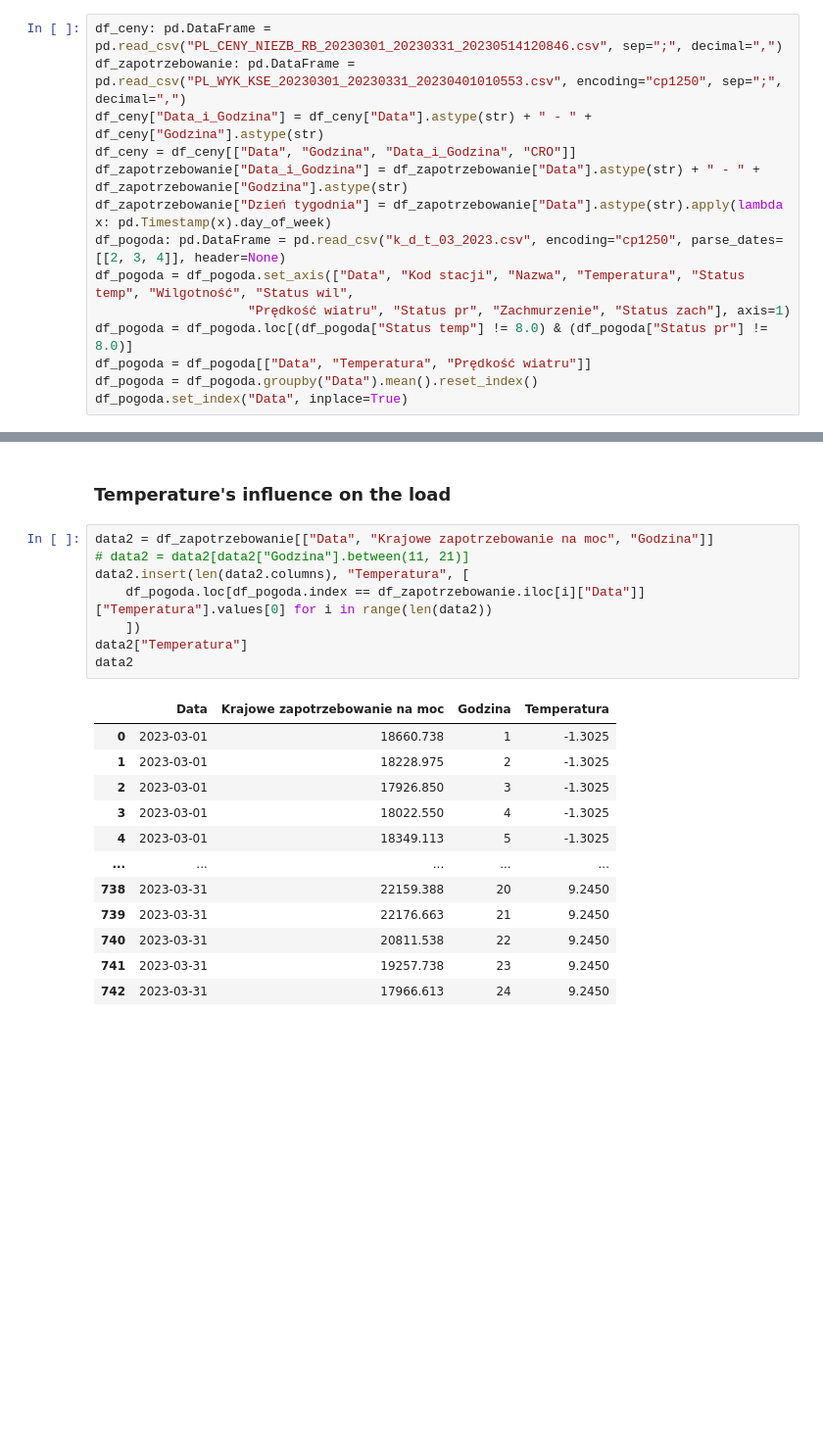
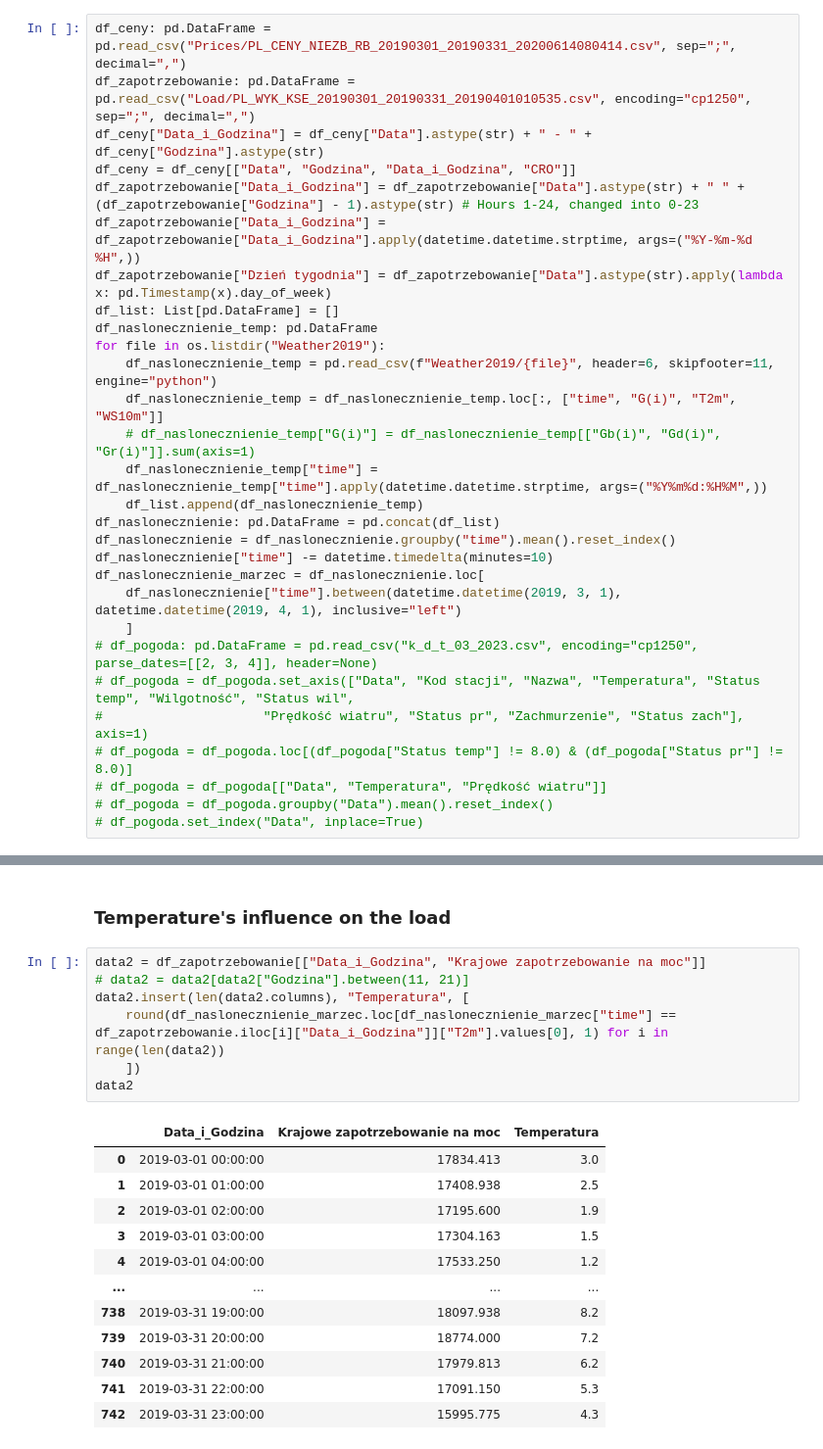
Before and after one commit to pilarskimarcin/ProjektDataAnalytics, a Jupyter notebook: model.ipynb, the cells around one changed output, grey strips where cells are left out. Shown at 98% size. Saved outputs shown, nothing was run; the diff lists cells and outputs as text; blank space fills up the shorter version.

```diff
--- a/model.ipynb
+++ b/model.ipynb
@@ -9,16 +15,31 @@ from sklearn.metrics import mean_squared_error
 # %% [markdown]
 ### Importing data
 # %%
-df_ceny: pd.DataFrame = pd.read_csv("PL_CENY_NIEZB_RB_20230301_20230331_20230514120846.csv", sep=";", decimal=",")
-df_zapotrzebowanie: pd.DataFrame = pd.read_csv("PL_WYK_KSE_20230301_20230331_20230401010553.csv", encoding="cp1250", sep=";", decimal=",")
+df_ceny: pd.DataFrame = pd.read_csv("Prices/PL_CENY_NIEZB_RB_20190301_20190331_20200614080414.csv", sep=";", decimal=",")
+df_zapotrzebowanie: pd.DataFrame = pd.read_csv("Load/PL_WYK_KSE_20190301_20190331_20190401010535.csv", encoding="cp1250", sep=";", decimal=",")
 df_ceny["Data_i_Godzina"] = df_ceny["Data"].astype(str) + " - " + df_ceny["Godzina"].astype(str)
 df_ceny = df_ceny[["Data", "Godzina", "Data_i_Godzina", "CRO"]]
-df_zapotrzebowanie["Data_i_Godzina"] = df_zapotrzebowanie["Data"].astype(str) + " - " + df_zapotrzebowanie["Godzina"].astype(str)
+df_zapotrzebowanie["Data_i_Godzina"] = df_zapotrzebowanie["Data"].astype(str) + " " + (df_zapotrzebowanie["Godzina"] - 1).astype(str) # Hours 1-24, changed into 0-23
+df_zapotrzebowanie["Data_i_Godzina"] = df_zapotrzebowanie["Data_i_Godzina"].apply(datetime.datetime.strptime, args=("%Y-%m-%d %H",))
 df_zapotrzebowanie["Dzień tygodnia"] = df_zapotrzebowanie["Data"].astype(str).apply(lambda x: pd.Timestamp(x).day_of_week)
-df_pogoda: pd.DataFrame = pd.read_csv("k_d_t_03_2023.csv", encoding="cp1250", parse_dates=[[2, 3, 4]], header=None)
-df_pogoda = df_pogoda.set_axis(["Data", "Kod stacji", "Nazwa", "Temperatura", "Status temp", "Wilgotność", "Status wil",
-                    "Prędkość wiatru", "Status pr", "Zachmurzenie", "Status zach"], axis=1)
-df_pogoda = df_pogoda.loc[(df_pogoda["Status temp"] != 8.0) & (df_pogoda["Status pr"] != 8.0)]
-df_pogoda = df_pogoda[["Data", "Temperatura", "Prędkość wiatru"]]
-df_pogoda = df_pogoda.groupby("Data").mean().reset_index()
-df_pogoda.set_index("Data", inplace=True)
+df_list: List[pd.DataFrame] = []
+df_naslonecznienie_temp: pd.DataFrame
+for file in os.listdir("Weather2019"):
+    df_naslonecznienie_temp = pd.read_csv(f"Weather2019/{file}", header=6, skipfooter=11, engine="python")
+    df_naslonecznienie_temp = df_naslonecznienie_temp.loc[:, ["time", "G(i)", "T2m", "WS10m"]]
+    # df_naslonecznienie_temp["G(i)"] = df_naslonecznienie_temp[["Gb(i)", "Gd(i)", "Gr(i)"]].sum(axis=1)
+    df_naslonecznienie_temp["time"] = df_naslonecznienie_temp["time"].apply(datetime.datetime.strptime, args=("%Y%m%d:%H%M",))
+    df_list.append(df_naslonecznienie_temp)
+df_naslonecznienie: pd.DataFrame = pd.concat(df_list)
+df_naslonecznienie = df_naslonecznienie.groupby("time").mean().reset_index()
+df_naslonecznienie["time"] -= datetime.timedelta(minutes=10)
+df_naslonecznienie_marzec = df_naslonecznienie.loc[
+    df_naslonecznienie["time"].between(datetime.datetime(2019, 3, 1), datetime.datetime(2019, 4, 1), inclusive="left")
+    ]
+# df_pogoda: pd.DataFrame = pd.read_csv("k_d_t_03_2023.csv", encoding="cp1250", parse_dates=[[2, 3, 4]], header=None)
+# df_pogoda = df_pogoda.set_axis(["Data", "Kod stacji", "Nazwa", "Temperatura", "Status temp", "Wilgotność", "Status wil",
+#                     "Prędkość wiatru", "Status pr", "Zachmurzenie", "Status zach"], axis=1)
+# df_pogoda = df_pogoda.loc[(df_pogoda["Status temp"] != 8.0) & (df_pogoda["Status pr"] != 8.0)]
+# df_pogoda = df_pogoda[["Data", "Temperatura", "Prędkość wiatru"]]
+# df_pogoda = df_pogoda.groupby("Data").mean().reset_index()
+# df_pogoda.set_index("Data", inplace=True)
@@ -209,23 +179,22 @@ RMSE = 945.5290900196957
 # %% [markdown]
 ### Temperature's influence on the load
 # %%
-data2 = df_zapotrzebowanie[["Data", "Krajowe zapotrzebowanie na moc", "Godzina"]]
+data2 = df_zapotrzebowanie[["Data_i_Godzina", "Krajowe zapotrzebowanie na moc"]]
 # data2 = data2[data2["Godzina"].between(11, 21)]
 data2.insert(len(data2.columns), "Temperatura", [
-    df_pogoda.loc[df_pogoda.index == df_zapotrzebowanie.iloc[i]["Data"]]["Temperatura"].values[0] for i in range(len(data2))
+    round(df_naslonecznienie_marzec.loc[df_naslonecznienie_marzec["time"] == df_zapotrzebowanie.iloc[i]["Data_i_Godzina"]]["T2m"].values[0], 1) for i in range(len(data2))
     ])
-data2["Temperatura"]
 data2
 # %% [output]
-|  | Data | Krajowe zapotrzebowanie na moc | Godzina | Temperatura |
-| 0 | 2023-03-01 | 18660.738 | 1 | -1.3025 |
-| 1 | 2023-03-01 | 18228.975 | 2 | -1.3025 |
-| 2 | 2023-03-01 | 17926.850 | 3 | -1.3025 |
-| 3 | 2023-03-01 | 18022.550 | 4 | -1.3025 |
-| 4 | 2023-03-01 | 18349.113 | 5 | -1.3025 |
-| ... | ... | ... | ... | ... |
-| 738 | 2023-03-31 | 22159.388 | 20 | 9.2450 |
-| 739 | 2023-03-31 | 22176.663 | 21 | 9.2450 |
-| 740 | 2023-03-31 | 20811.538 | 22 | 9.2450 |
-| 741 | 2023-03-31 | 19257.738 | 23 | 9.2450 |
-| 742 | 2023-03-31 | 17966.613 | 24 | 9.2450 |
+|  | Data_i_Godzina | Krajowe zapotrzebowanie na moc | Temperatura |
+| 0 | 2019-03-01 00:00:00 | 17834.413 | 3.0 |
+| 1 | 2019-03-01 01:00:00 | 17408.938 | 2.5 |
+| 2 | 2019-03-01 02:00:00 | 17195.600 | 1.9 |
+| 3 | 2019-03-01 03:00:00 | 17304.163 | 1.5 |
+| 4 | 2019-03-01 04:00:00 | 17533.250 | 1.2 |
+| ... | ... | ... | ... |
+| 738 | 2019-03-31 19:00:00 | 18097.938 | 8.2 |
+| 739 | 2019-03-31 20:00:00 | 18774.000 | 7.2 |
+| 740 | 2019-03-31 21:00:00 | 17979.813 | 6.2 |
+| 741 | 2019-03-31 22:00:00 | 17091.150 | 5.3 |
+| 742 | 2019-03-31 23:00:00 | 15995.775 | 4.3 |
```
Also changed, not shown: parts of 12 cells of this notebook, 56 other files.
